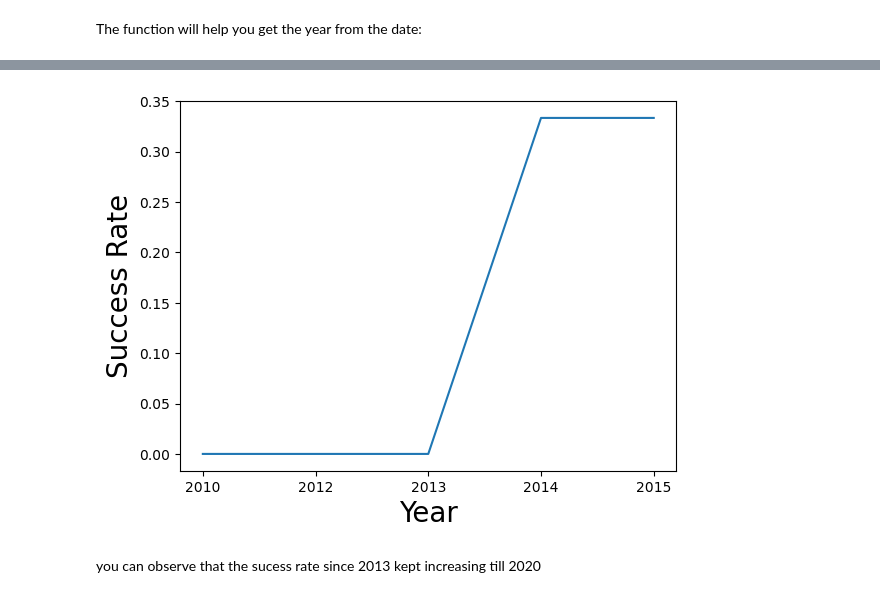
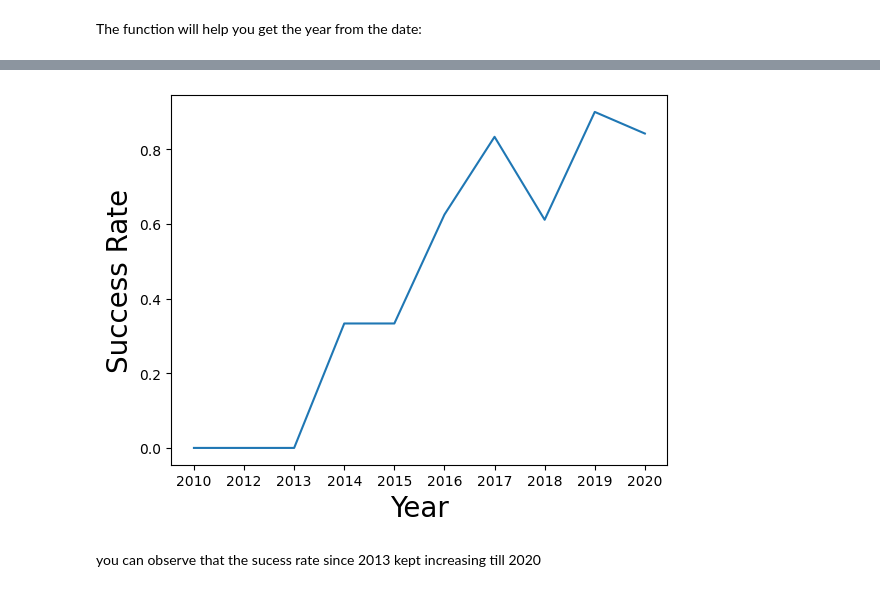
Before and after one commit to chrsr01/applied_capstone_dsspecialization, a Jupyter notebook: Applied_DS_Capstone_2_EDA_Pandas_Matplotlib.ipynb, the cells around one changed output, grey strips where cells are left out. Drawn from its saved outputs; the diff is of its cells as text; code cells hidden in the pictures.

```diff
--- a/Applied_DS_Capstone_2_EDA_Pandas_Matplotlib.ipynb
+++ b/Applied_DS_Capstone_2_EDA_Pandas_Matplotlib.ipynb
@@ -193,13 +203,13 @@ df.head()
 # %%
 # Plot a line chart with x axis to be the extracted year and y axis to be the success rate
-data = df.groupby("Year")["Class"].mean().reset_index().head()
+data = df.groupby("Year")["Class"].mean().reset_index()
 
 sns.lineplot(data = data, x = "Year", y = "Class")
 plt.xlabel("Year", fontsize=20)
 plt.ylabel("Success Rate", fontsize=20)
 plt.show()
 # %% [output]
-[figure, old version]
+[figure, new version]
 # %% [markdown]
 you can observe that the sucess rate since 2013 kept increasing till 2020
 # %% [markdown]
```
Also changed, not shown: parts of 3 cells of this notebook, 3 other files.
